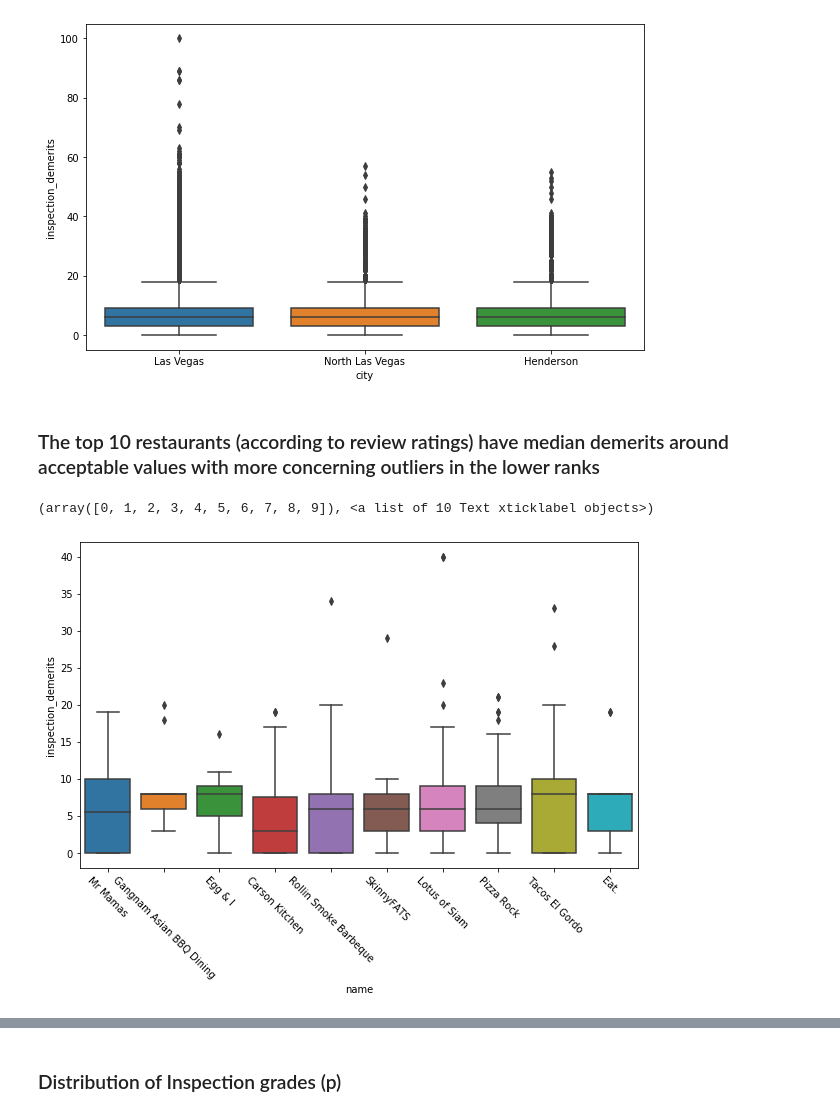
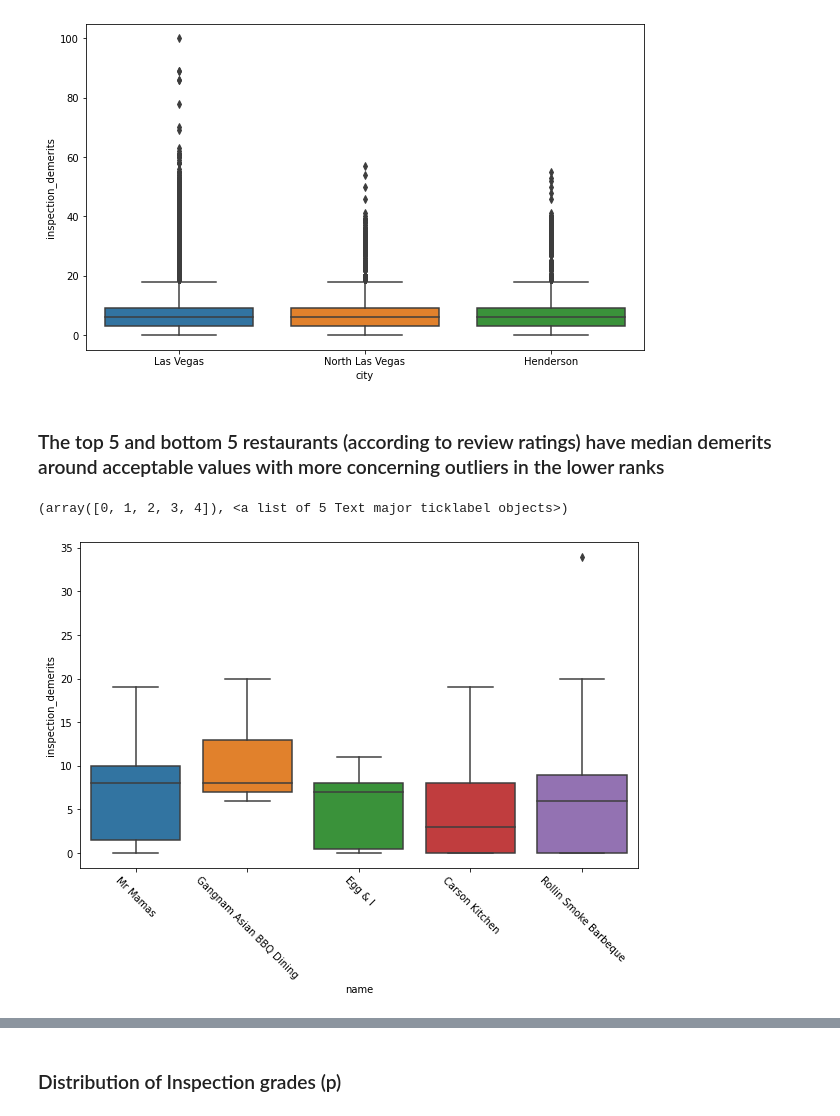
Before and after one commit to RishabPanyam96/Las_Vegas_Food_Inspection, a Jupyter notebook: code/Vizual.ipynb, the cells around one changed output, grey strips where cells are left out. Saved outputs shown, nothing was run; the diff lists cells and outputs as text; code cells hidden in the pictures.

```diff
--- a/code/Vizual.ipynb
+++ b/code/Vizual.ipynb
@@ -540,13 +522,15 @@ sns.boxplot(x='city', y='inspection_demerits', data=inspection, order=('Las Vega
 <matplotlib.axes._subplots.AxesSubplot at 0x...>
 [figure]
 # %% [markdown]
-### The top 10 restaurants (according to review ratings) have median demerits around acceptable values with more concerning outliers in the lower ranks
+### The top 5 and bottom 5 restaurants (according to review ratings) have median demerits around acceptable values with more concerning outliers in the lower ranks
+# %%
+top_5 = top_30.iloc[:5]
 # %%
-subset = inspection[inspection.business_id.isin(top_10.business_id)].reset_index(drop=True)
+subset = inspection[inspection.business_id.isin(top_5.business_id)].reset_index(drop=True)
 # %%
 plt.figure(figsize=(10,6))
-sns.boxplot(x='name', y='inspection_demerits', data=subset, order=top_10.name)
+sns.boxplot(x='name', y='inspection_demerits', data=subset, order=top_5.name)
 plt.xticks(rotation=-45)
 # %% [output]
-(array([0, 1, 2, 3, 4, 5, 6, 7, 8, 9]), <a list of 10 Text xticklabel objects>)
+(array([0, 1, 2, 3, 4]), <a list of 5 Text major ticklabel objects>)
-[figure, old version]
+[figure, new version]
```
Also changed, not shown: parts of 13 cells of this notebook.
